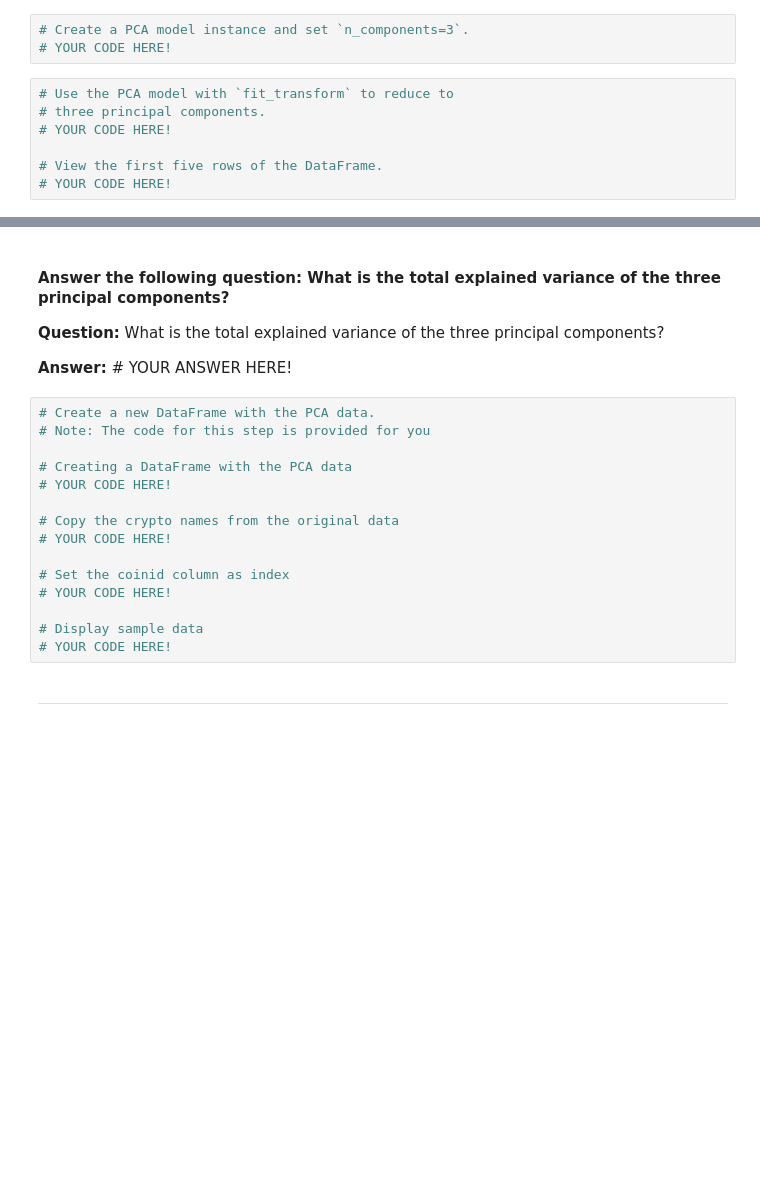
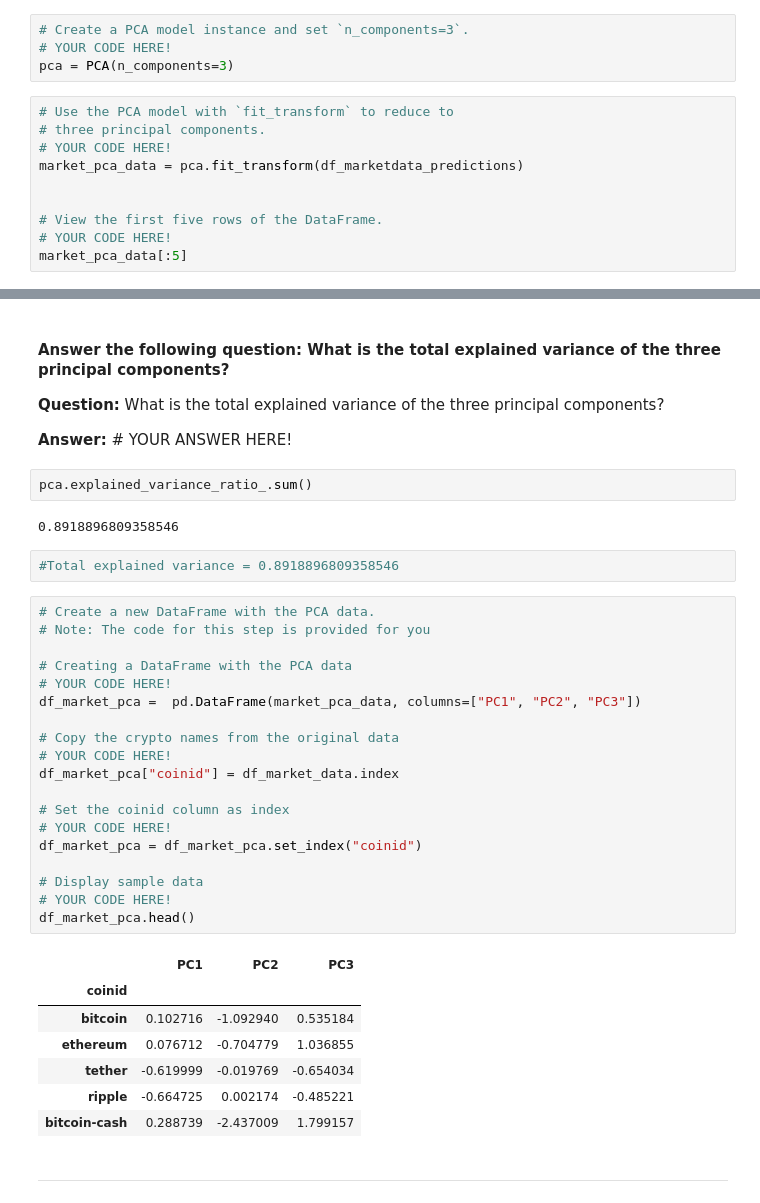
Before and after one commit to HugoWLA/Crypto-Portfolio, a Jupyter notebook: crypto_investments.ipynb, the cells around one changed output, grey strips where cells are left out. Saved outputs shown, nothing was run; the diff lists cells and outputs as text; blank space fills up the shorter version.

```diff
--- a/crypto_investments.ipynb
+++ b/crypto_investments.ipynb
@@ -267,10 +267,14 @@ In this section, you will perform a principal component analysis (PCA) and reduc
 # %%
 # Create a PCA model instance and set `n_components=3`.
 # YOUR CODE HERE!
+pca = PCA(n_components=3)
 # %%
 # Use the PCA model with `fit_transform` to reduce to
 # three principal components.
 # YOUR CODE HERE!
+market_pca_data = pca.fit_transform(df_marketdata_predictions)
+
 
 # View the first five rows of the DataFrame.
 # YOUR CODE HERE!
+market_pca_data[:5]
@@ -284,21 +297,39 @@ In this section, you will perform a principal component analysis (PCA) and reduc
 **Question:** What is the total explained variance of the three principal components?
 
 **Answer:** # YOUR ANSWER HERE!
+# %%
+pca.explained_variance_ratio_.sum()
+# %% [output]
+0.8918896809358546
+# %%
+#Total explained variance = 0.8918896809358546
 # %%
 # Create a new DataFrame with the PCA data.
 # Note: The code for this step is provided for you
 
 # Creating a DataFrame with the PCA data
 # YOUR CODE HERE!
+df_market_pca =  pd.DataFrame(market_pca_data, columns=["PC1", "PC2", "PC3"])
 
 # Copy the crypto names from the original data
 # YOUR CODE HERE!
+df_market_pca["coinid"] = df_market_data.index
 
 # Set the coinid column as index
 # YOUR CODE HERE!
+df_market_pca = df_market_pca.set_index("coinid")
 
 # Display sample data
 # YOUR CODE HERE!
+df_market_pca.head()
+# %% [output]
+|  | PC1 | PC2 | PC3 |
+| coinid |  |  |  |
+| bitcoin | 0.102716 | -1.092940 | 0.535184 |
+| ethereum | 0.076712 | -0.704779 | 1.036855 |
+| tether | -0.619999 | -0.019769 | -0.654034 |
+| ripple | -0.664725 | 0.002174 | -0.485221 |
+| bitcoin-cash | 0.288739 | -2.437009 | 1.799157 |
 # %% [markdown]
 ---
 # %% [markdown]
```
Also changed, not shown: parts of 2 cells of this notebook.
